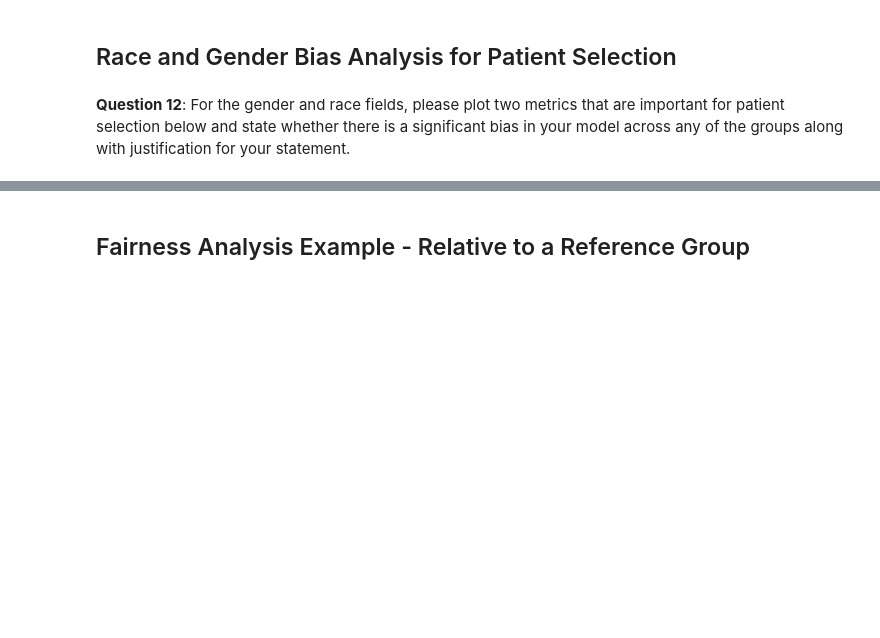
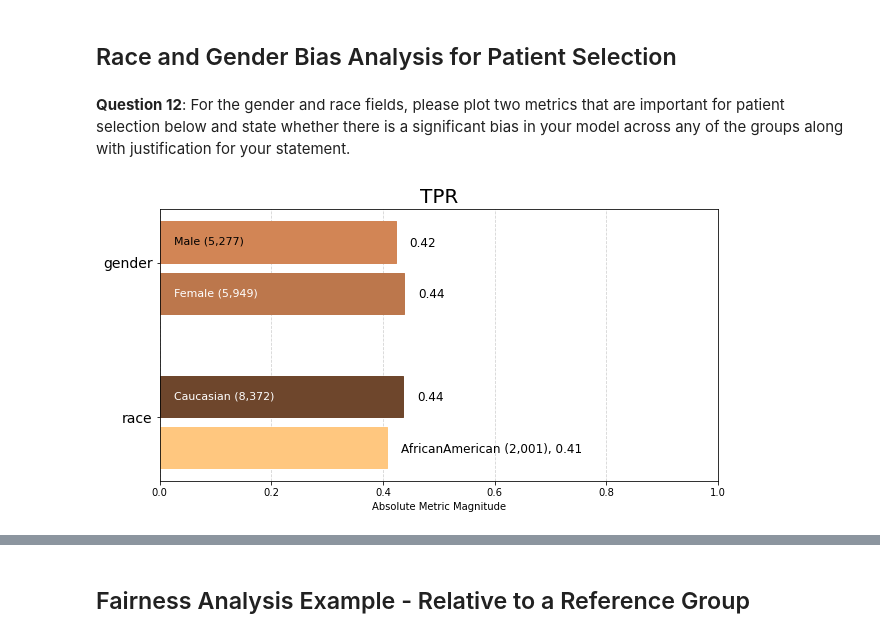
Before and after one commit to rpalsaxena/LearningJournal, a Jupyter notebook: student_project.ipynb, the cells around one changed output, grey strips where cells are left out. Cells and saved outputs as stored; diff of their text form; code cells hidden in the pictures; blank space fills up the shorter version.

```diff
--- a/student_project.ipynb
+++ b/student_project.ipynb
@@ -711,5 +812,9 @@ fdf = f.get_group_value_fairness(bdf)
 **Question 12**: For the gender and race fields, please plot two metrics that are important for patient selection below and state whether there is a significant bias in your model across any of the groups along with justification for your statement.
 # %%
 # Plot two metrics
+%matplotlib inline
+tpr = aqp.plot_group_metric(clean_xtab, 'tpr', min_group_size=0.05)
 
 # Is there significant bias in your model for either race or gender?
+# %% [output]
+[figure, added]
```
Also changed, not shown: parts of 33 cells of this notebook, 1 other file.
